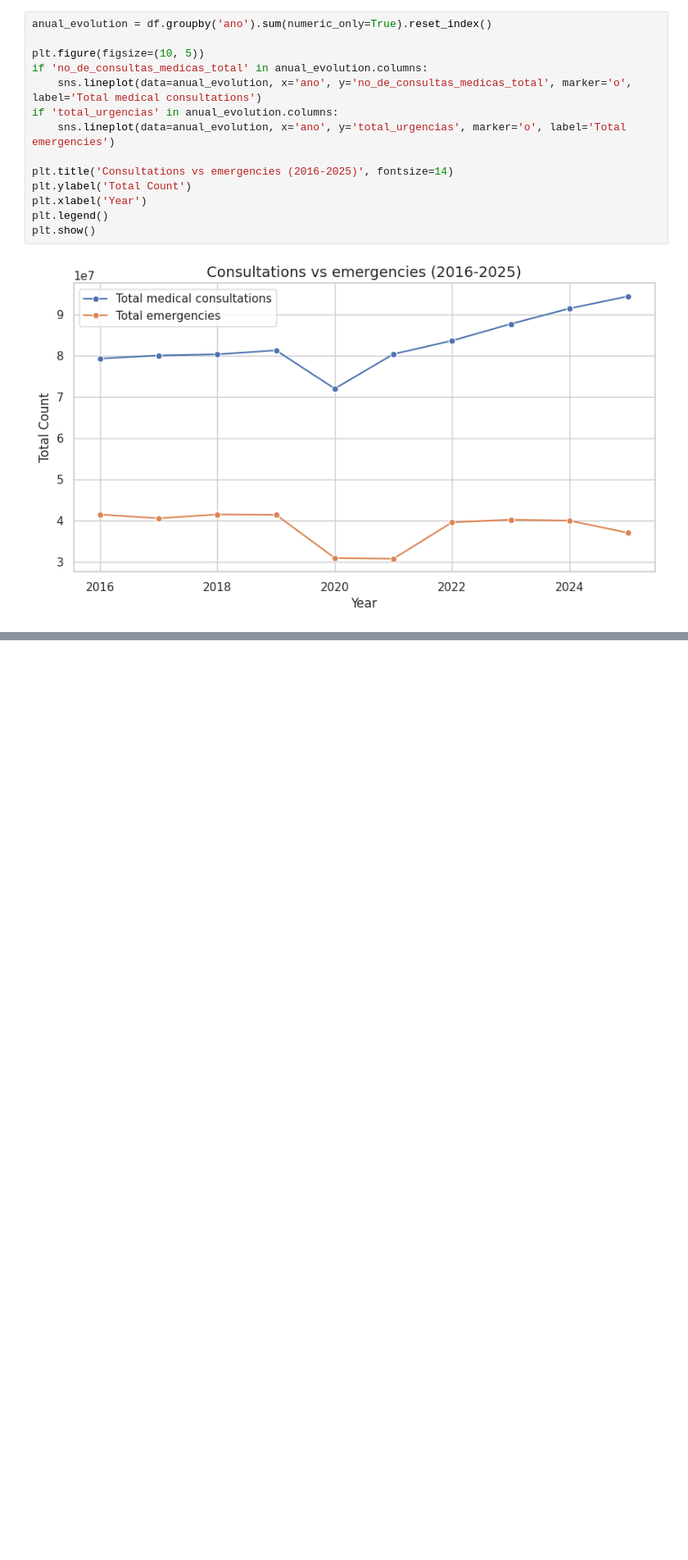
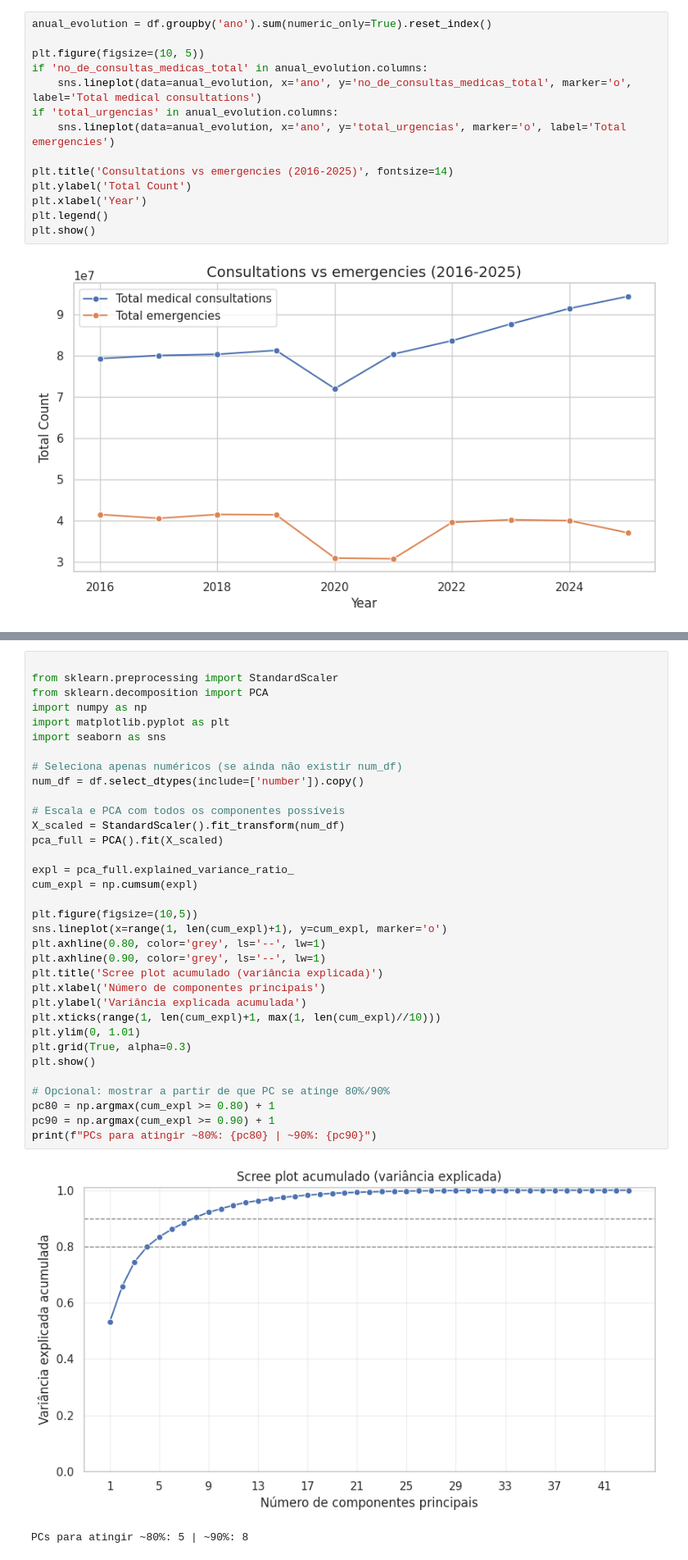
Before and after one commit to claudio3472/SNSDashboard, a Jupyter notebook: notebooks/master_analysis.ipynb, the cells around one changed output, grey strips where cells are left out. Shown at 82% size. Saved outputs shown, nothing was run; the diff lists cells and outputs as text; blank space fills up the shorter version.

```diff
--- a/notebooks/master_analysis.ipynb
+++ b/notebooks/master_analysis.ipynb
@@ -118,0 +224,37 @@ plt.show()
+# %%
+
+from sklearn.preprocessing import StandardScaler
+from sklearn.decomposition import PCA
+import numpy as np
+import matplotlib.pyplot as plt
+import seaborn as sns
+
+# Seleciona apenas numéricos (se ainda não existir num_df)
+num_df = df.select_dtypes(include=['number']).copy()
+
+# Escala e PCA com todos os componentes possíveis
+X_scaled = StandardScaler().fit_transform(num_df)
+pca_full = PCA().fit(X_scaled)
+
+expl = pca_full.explained_variance_ratio_
+cum_expl = np.cumsum(expl)
+
+plt.figure(figsize=(10,5))
+sns.lineplot(x=range(1, len(cum_expl)+1), y=cum_expl, marker='o')
+plt.axhline(0.80, color='grey', ls='--', lw=1)
+plt.axhline(0.90, color='grey', ls='--', lw=1)
+plt.title('Scree plot acumulado (variância explicada)')
+plt.xlabel('Número de componentes principais')
+plt.ylabel('Variância explicada acumulada')
+plt.xticks(range(1, len(cum_expl)+1, max(1, len(cum_expl)//10)))
+plt.ylim(0, 1.01)
+plt.grid(True, alpha=0.3)
+plt.show()
+
+# Opcional: mostrar a partir de que PC se atinge 80%/90%
+pc80 = np.argmax(cum_expl >= 0.80) + 1
+pc90 = np.argmax(cum_expl >= 0.90) + 1
+print(f"PCs para atingir ~80%: {pc80} | ~90%: {pc90}")
+# %% [output]
+[figure, added]
+PCs para atingir ~80%: 5 | ~90%: 8
```
Also changed, not shown: parts of 20 cells of this notebook, 4 other files.
